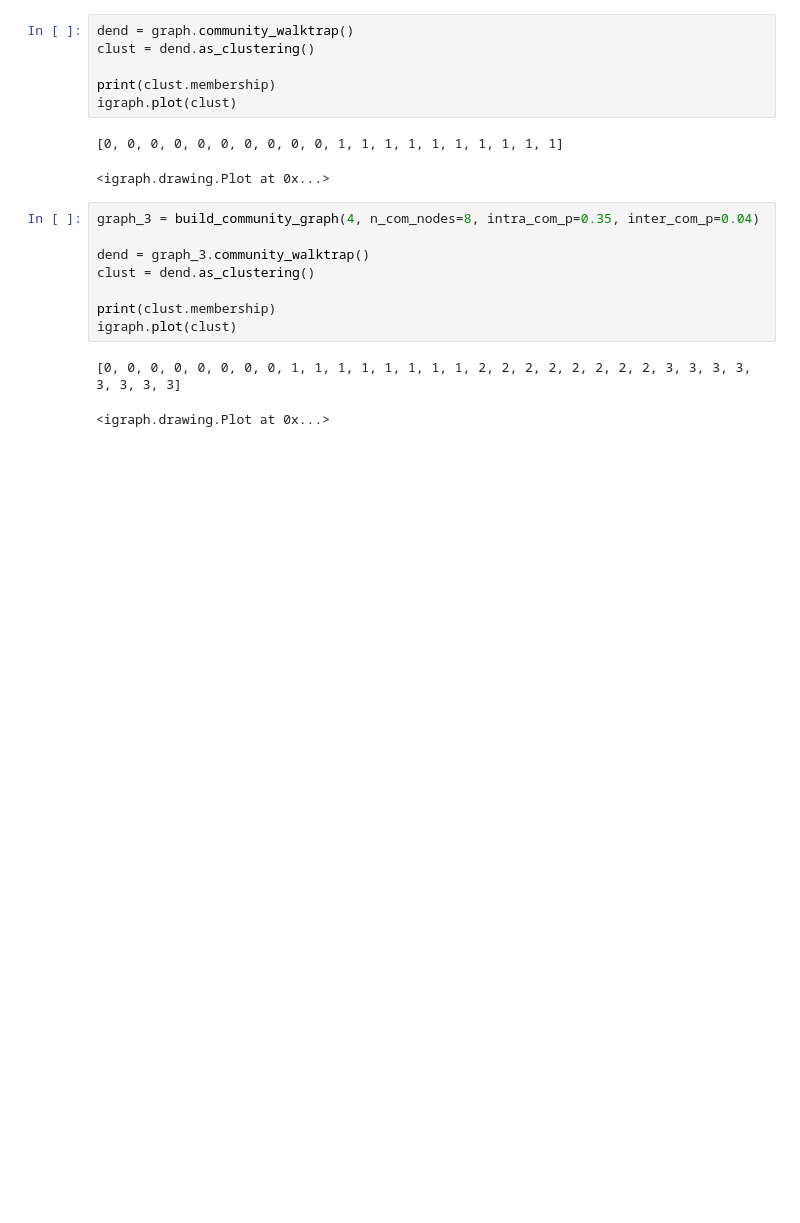
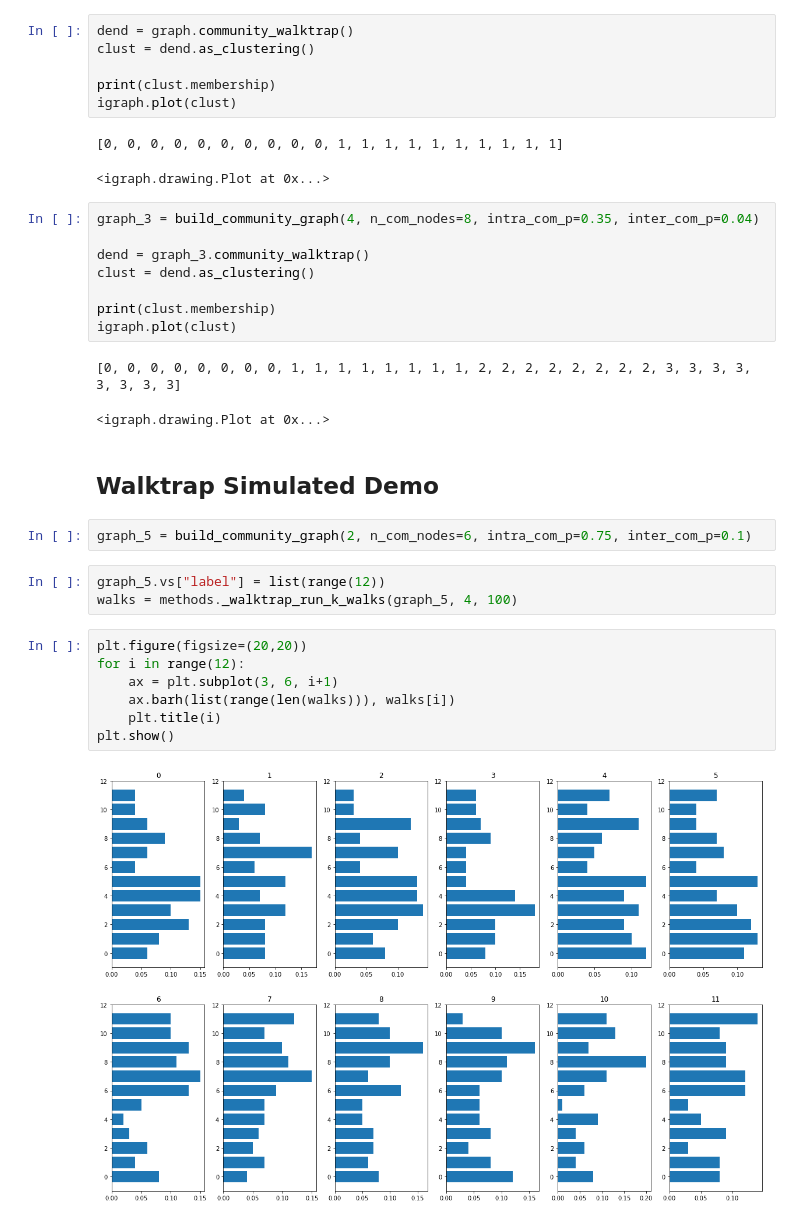
Before and after one commit to jakecarlson1/community-finding, a Jupyter notebook: Tutorial Code.ipynb, the cells around one changed output. Saved outputs shown, nothing was run; the diff lists cells and outputs as text; blank space fills up the shorter version.

Commit message:
Add graph and bar charts for tutorial

```diff
--- a/Tutorial Code.ipynb
+++ b/Tutorial Code.ipynb
@@ -138,3 +123,19 @@ igraph.plot(clust)
 # %% [output]
 [0, 0, 0, 0, 0, 0, 0, 0, 1, 1, 1, 1, 1, 1, 1, 1, 2, 2, 2, 2, 2, 2, 2, 2, 3, 3, 3, 3, 3, 3, 3, 3]
 <igraph.drawing.Plot at 0x...>
+# %% [markdown]
+## Walktrap Simulated Demo
+# %%
+graph_5 = build_community_graph(2, n_com_nodes=6, intra_com_p=0.75, inter_com_p=0.1)
+# %%
+graph_5.vs["label"] = list(range(12))
+walks = methods._walktrap_run_k_walks(graph_5, 4, 100)
+# %%
+plt.figure(figsize=(20,20))
+for i in range(12):
+    ax = plt.subplot(3, 6, i+1)
+    ax.barh(list(range(len(walks))), walks[i])
+    plt.title(i)
+plt.show()
+# %% [output]
+[figure, added]
```
Also changed, not shown: parts of 3 cells of this notebook.
